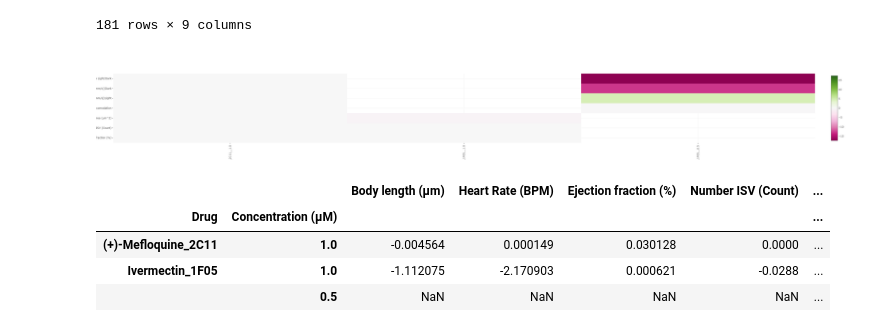
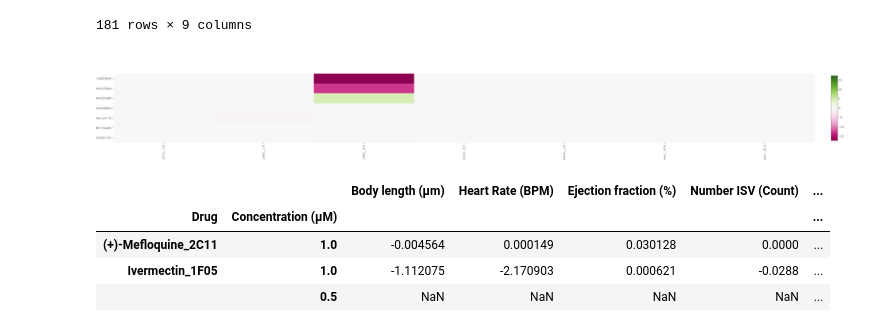
Before and after one commit to MercaderLabAnatomy/CoVasc_DataApp, a Jupyter notebook: Untitled.ipynb, the cells around one changed output. Cells and saved outputs as stored; diff of their text form; code cells hidden in the pictures.

```diff
--- a/Untitled.ipynb
+++ b/Untitled.ipynb
@@ -216,30 +216,30 @@ pd.read_excel("Data/2023-02-19_MorphBehav_Merged_Effectscore.xlsx").set_index(["
 | Ivermectin_1F05 | 0.5000 | NaN | NaN | NaN | NaN | ... |
 181 rows × 9 columns
 # %%
-df_ = pd.read_excel("Data/2023-02-19_MorphBehav_Merged_Effectscore.xlsx")
+df_ = pd.read_excel("Data/2023-02-19_MorphBehav_Merged_Effectscore.xlsx").fillna(method='ffill', axis=0)
 df_["Drug__Concentration (µM)"] = df_["Drug"] +"__"+ df_["Concentration (µM)"].astype(str)
 df_ = df_.set_index(["Drug","Concentration (µM)"])
 
-druglist=["(+)-Mefloquine_2C11","Ivermectin_1F05"]
+druglist=["(+)-Mefloquine_2C11","Ivermectin_1F05","Molnupiravir"]
 
 
 df_ = df_.loc[druglist]
 
 
 
 fig = go.Figure(data=go.Heatmap(
                 z= df_[df_.columns[2:-1]].T,
                 y= df_.columns[2:-1],
                 x= df_["Drug__Concentration (µM)"],
 
                 zmid = 0,
                 colorscale = 'PiYG'
 ))
 
 fig.update_xaxes( tickangle = -90)
 fig.update_layout(width=1000,height=500)
 # %% [output]
-[figure, old version]
+[figure, new version]
 # %%
 df_["Drug__Concentration (µM)"] = (df_.reset_index()["Drug"] +"__"+ df_.reset_index()["Concentration (µM)"].astype(str)).astype(str)
 df_
```
Also changed, not shown: 1 other file.
